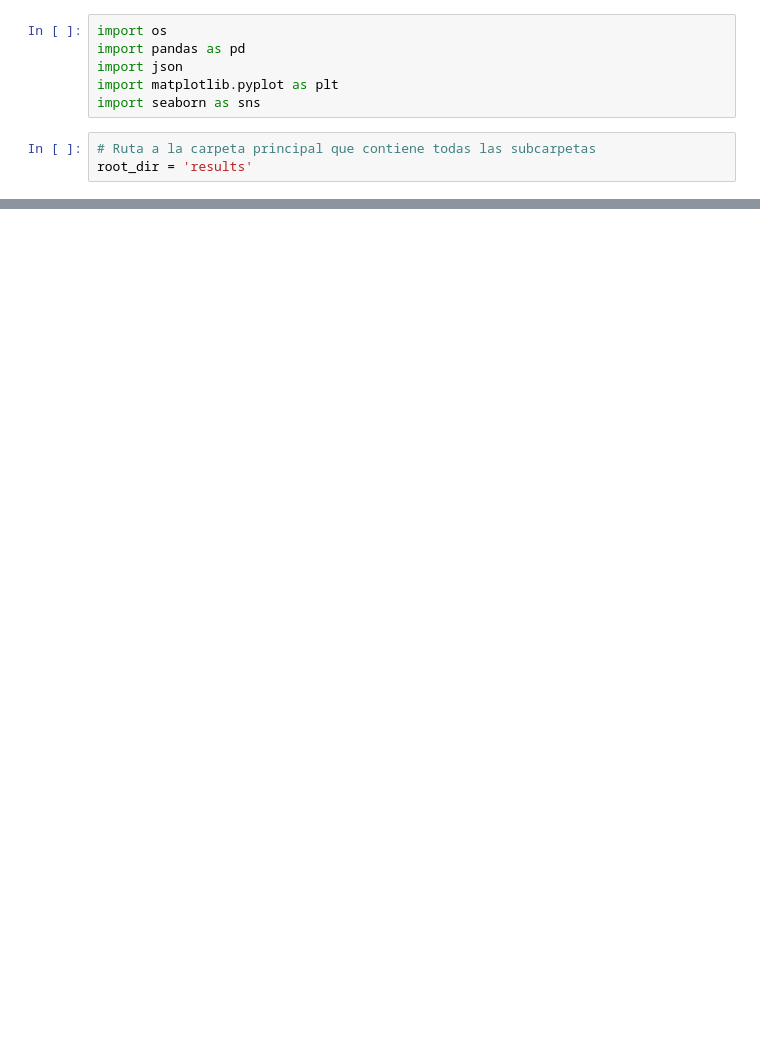
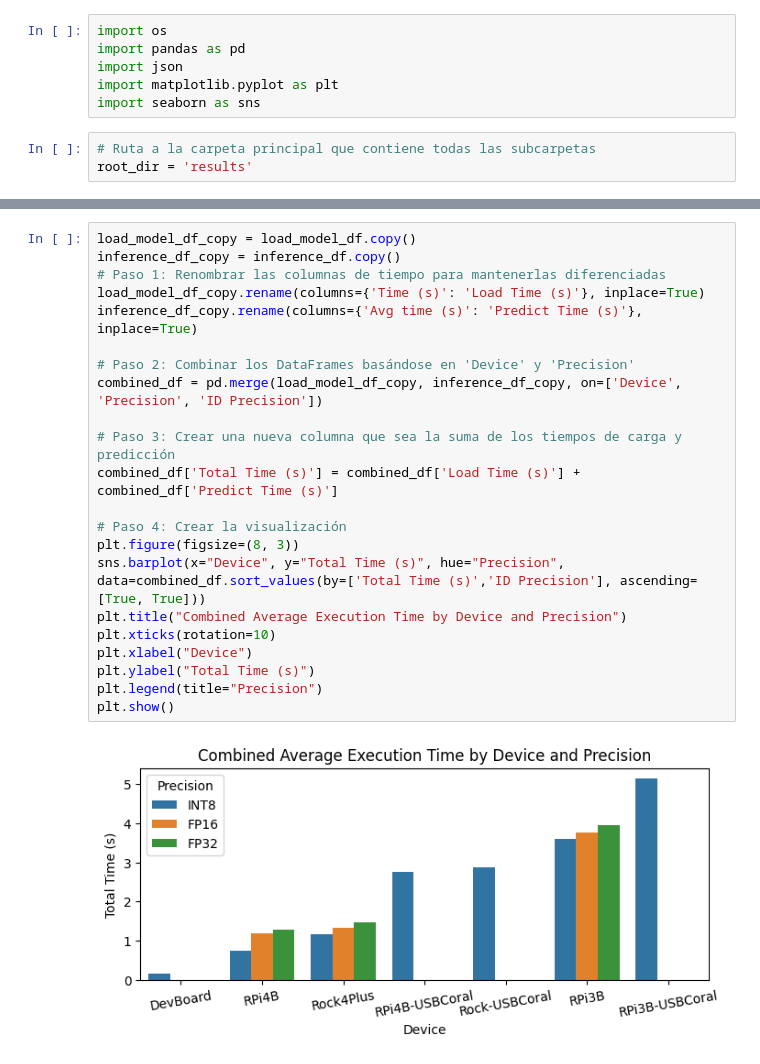
Before and after one commit to mmr689/yolo-consumptions, a Jupyter notebook: 07_Results-analysis.ipynb, the cells around one changed output, grey strips where cells are left out. Drawn from its saved outputs; the diff is of its cells as text; blank space fills up the shorter version.

```diff
--- a/07_Results-analysis.ipynb
+++ b/07_Results-analysis.ipynb
@@ -380,0 +157,24 @@ plt.show()
+# %%
+load_model_df_copy = load_model_df.copy()
+inference_df_copy = inference_df.copy()
+# Paso 1: Renombrar las columnas de tiempo para mantenerlas diferenciadas
+load_model_df_copy.rename(columns={'Time (s)': 'Load Time (s)'}, inplace=True)
+inference_df_copy.rename(columns={'Avg time (s)': 'Predict Time (s)'}, inplace=True)
+
+# Paso 2: Combinar los DataFrames basándose en 'Device' y 'Precision'
+combined_df = pd.merge(load_model_df_copy, inference_df_copy, on=['Device', 'Precision', 'ID Precision'])
+
+# Paso 3: Crear una nueva columna que sea la suma de los tiempos de carga y predicción
+combined_df['Total Time (s)'] = combined_df['Load Time (s)'] + combined_df['Predict Time (s)']
+
+# Paso 4: Crear la visualización
+plt.figure(figsize=(8, 3))
+sns.barplot(x="Device", y="Total Time (s)", hue="Precision", data=combined_df.sort_values(by=['Total Time (s)','ID Precision'], ascending=[True, True]))
+plt.title("Combined Average Execution Time by Device and Precision")
+plt.xticks(rotation=10)
+plt.xlabel("Device")
+plt.ylabel("Total Time (s)")
+plt.legend(title="Precision")
+plt.show()
+# %% [output]
+[figure, added]
```
Also changed, not shown: parts of 42 cells of this notebook.
